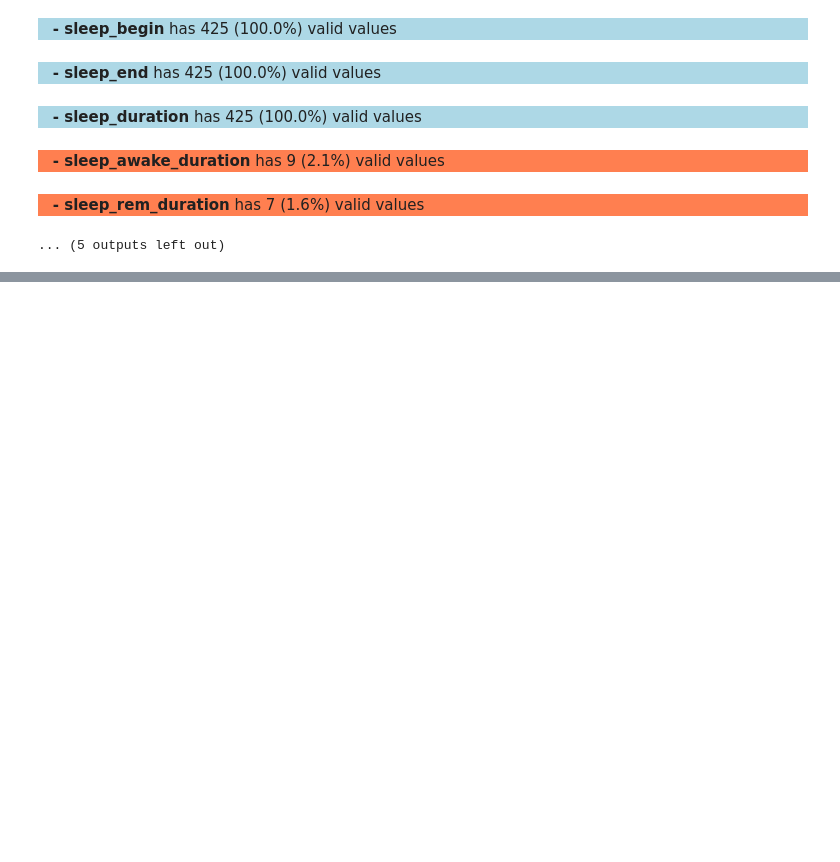
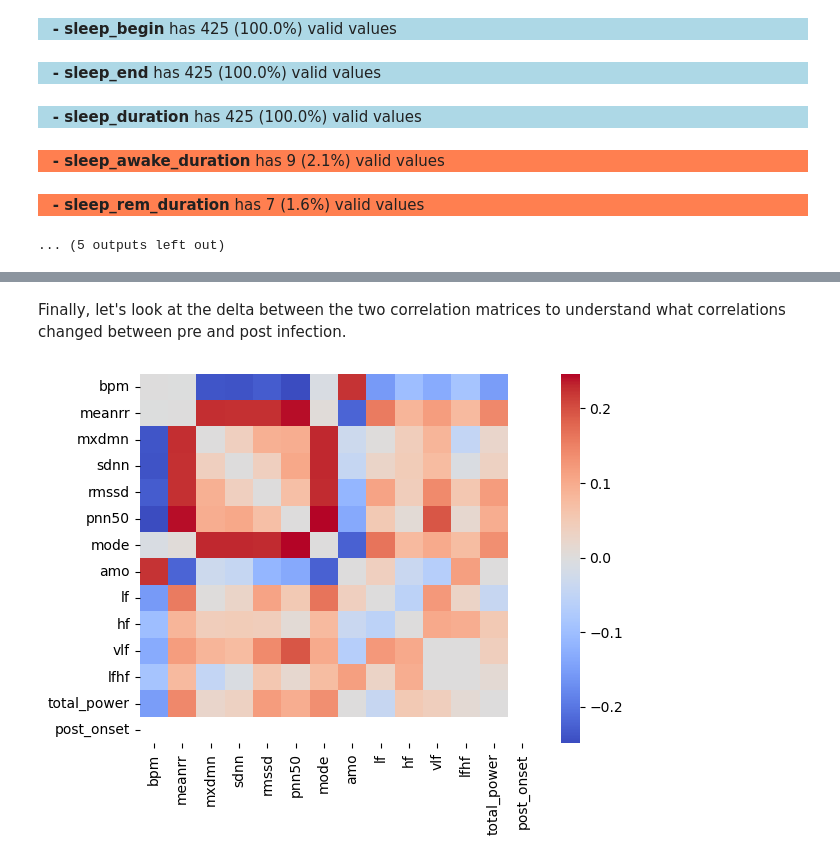
Before and after one commit to AIPI510/aipi510-fall24, a Jupyter notebook: ta4-trackstars.ipynb, the cells around one changed output, grey strips where cells are left out. Cells and saved outputs as stored; diff of their text form; code cells hidden in the pictures; blank space fills up the shorter version.

```diff
--- a/ta4-trackstars.ipynb
+++ b/ta4-trackstars.ipynb
@@ -1067,0 +1211,11 @@ Found 425 rows, of which 424 (99.8%) contain invalid data.
+# %% [markdown]
+Finally, let's look at the delta between the two correlation matrices to understand what correlations changed between pre and post infection.
+# %%
+pre_correlation = df_pre.corr(method='pearson', numeric_only=True)
+post_correlation = df_post.corr(method='pearson', numeric_only=True)
+# %%
+diff = pre_correlation - post_correlation
+# %%
+_ = sns.heatmap(diff, cmap='coolwarm')
+# %% [output]
+[figure, added]
```
Also changed, not shown: parts of 56 cells of this notebook.
